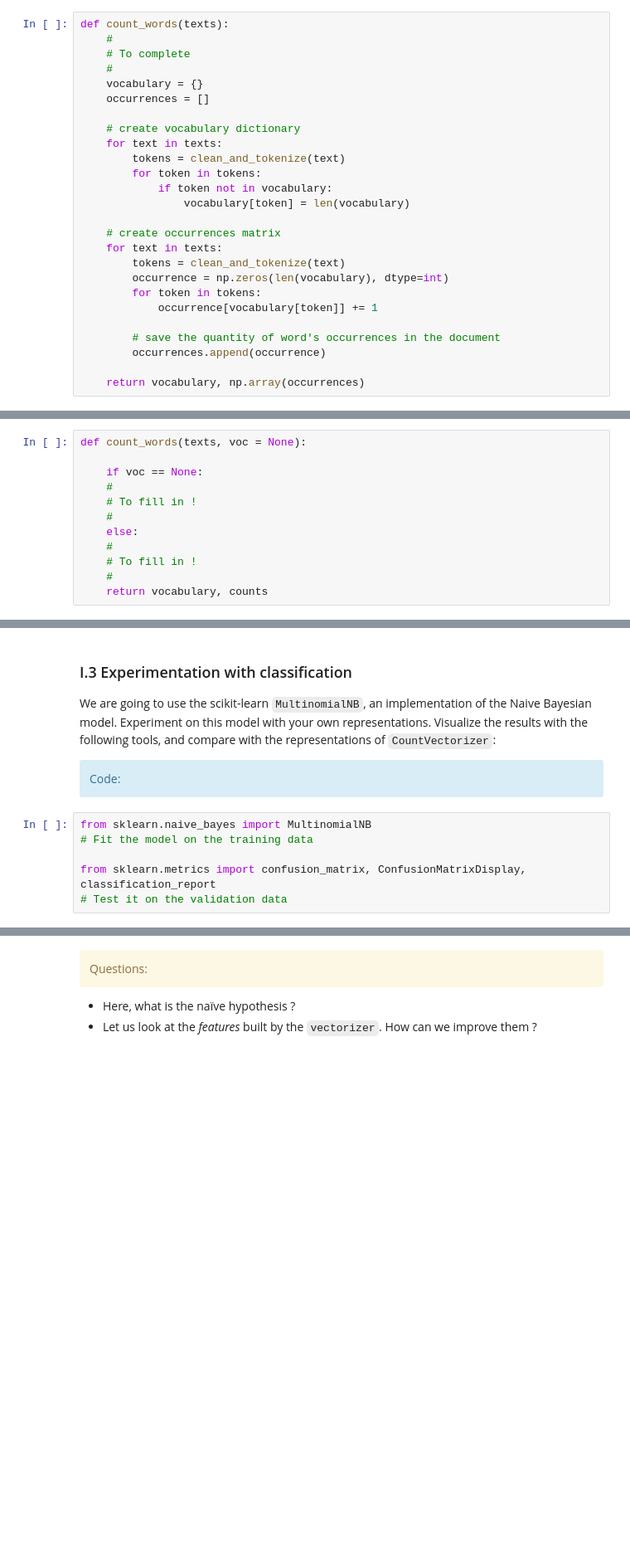
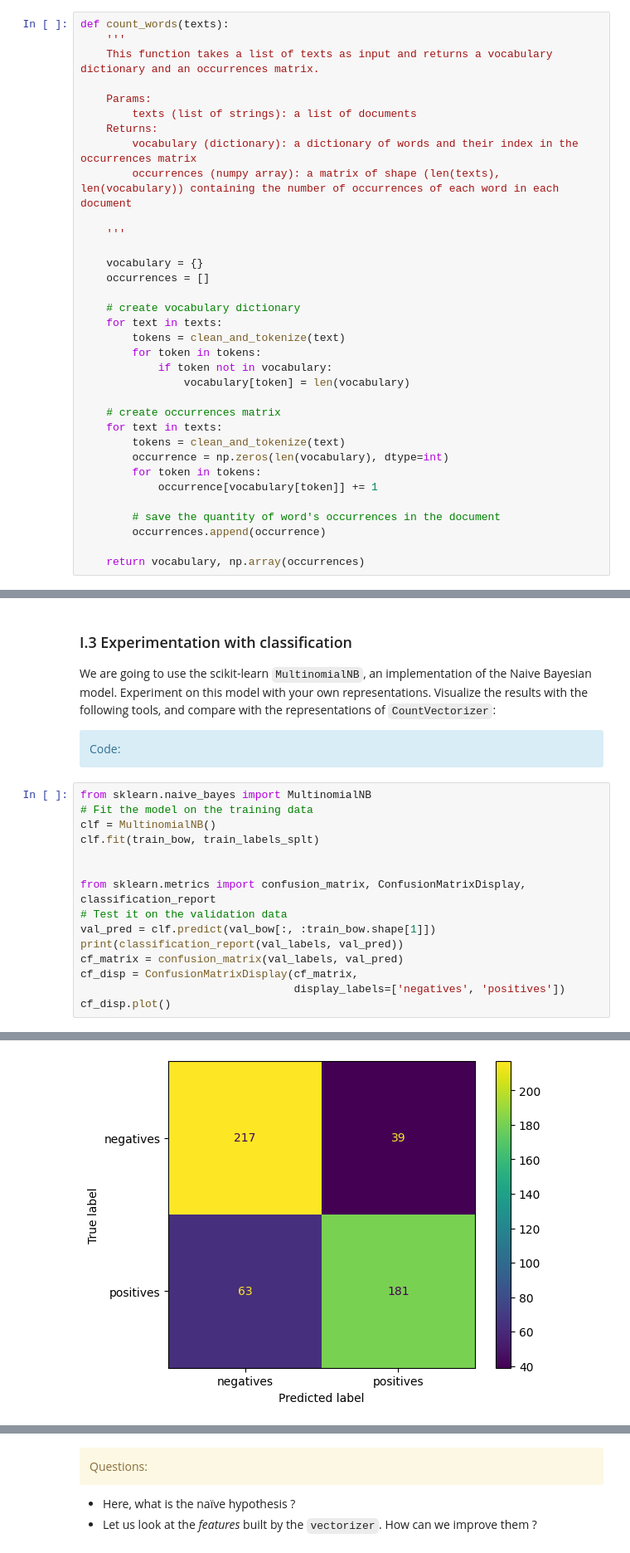
Before and after one commit to V-kr0pt/Data-Science, a Jupyter notebook: SD-TSIA-214 - Machine Learning for Text Mining/TP_Embeddings_for_Sentiment_Analysis_SD-TSIA-214_students_UPDATED.ipynb, the cells around one changed output, grey strips where cells are left out. Shown at 83% size. Drawn from its saved outputs; the diff is of its cells as text; blank space fills up the shorter version.

Commit message:
I.3 exp with classification

````diff
--- a/SD-TSIA-214 - Machine Learning for Text Mining/TP_Embeddings_for_Sentiment_Analysis_SD-TSIA-214_students_UPDATED.ipynb
+++ b/SD-TSIA-214 - Machine Learning for Text Mining/TP_Embeddings_for_Sentiment_Analysis_SD-TSIA-214_students_UPDATED.ipynb
@@ -165,9 +165,17 @@ The vocabulary, which was in the form of a *list* in the previous example, can b
             Code:</div>
 # %%
 def count_words(texts):
-    #
-    # To complete
-    #
+    '''
+    This function takes a list of texts as input and returns a vocabulary dictionary and an occurrences matrix.
+
+    Params:
+        texts (list of strings): a list of documents
+    Returns:
+        vocabulary (dictionary): a dictionary of words and their index in the occurrences matrix
+        occurrences (numpy array): a matrix of shape (len(texts), len(vocabulary)) containing the number of occurrences of each word in each document
+
+    '''
+
     vocabulary = {}
     occurrences = []
 
@@ -210,15 +220,3 @@ Bow.toarray()
 Modify the ```count_words``` function to be able to deal with new documents when given a previously obtained vocabulary !
 <div class='alert alert-block alert-info'>
             Code:</div>
-# %%
-def count_words(texts, voc = None):
-
-    if voc == None:
-    #
-    # To fill in !
-    #
-    else:
-    #
-    # To fill in !
-    #
-    return vocabulary, counts
@@ -246,6 +309,16 @@
 # %%
 from sklearn.naive_bayes import MultinomialNB
 # Fit the model on the training data
+clf = MultinomialNB()
+clf.fit(train_bow, train_labels_splt)
+
 
 from sklearn.metrics import confusion_matrix, ConfusionMatrixDisplay, classification_report
 # Test it on the validation data
+val_pred = clf.predict(val_bow[:, :train_bow.shape[1]])
+print(classification_report(val_labels, val_pred))
+cf_matrix = confusion_matrix(val_labels, val_pred)
+cf_disp = ConfusionMatrixDisplay(cf_matrix,
+                                 display_labels=['negatives', 'positives'])
+cf_disp.plot()
+# %% [output]
@@ -251,0 +334 @@ from sklearn.metrics import confusion_matrix, ConfusionMatrixDisplay, classifica
+[figure, added]
````
Also changed, not shown: parts of 13 cells of this notebook.
